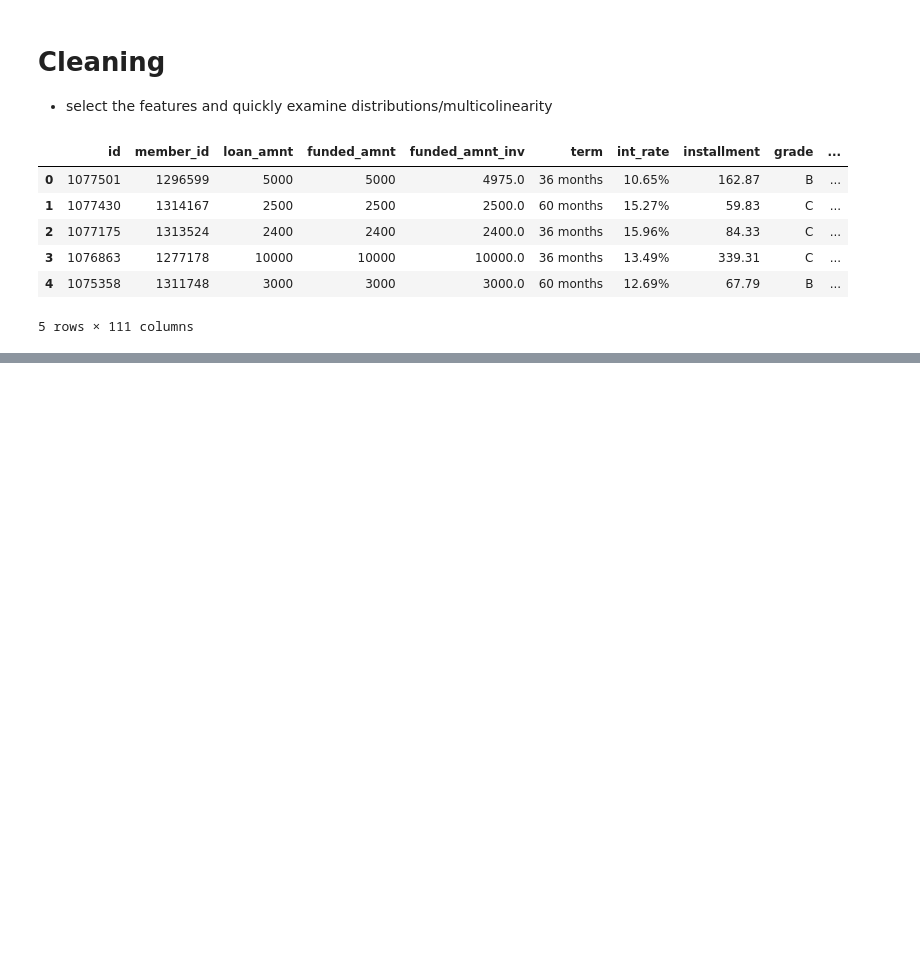
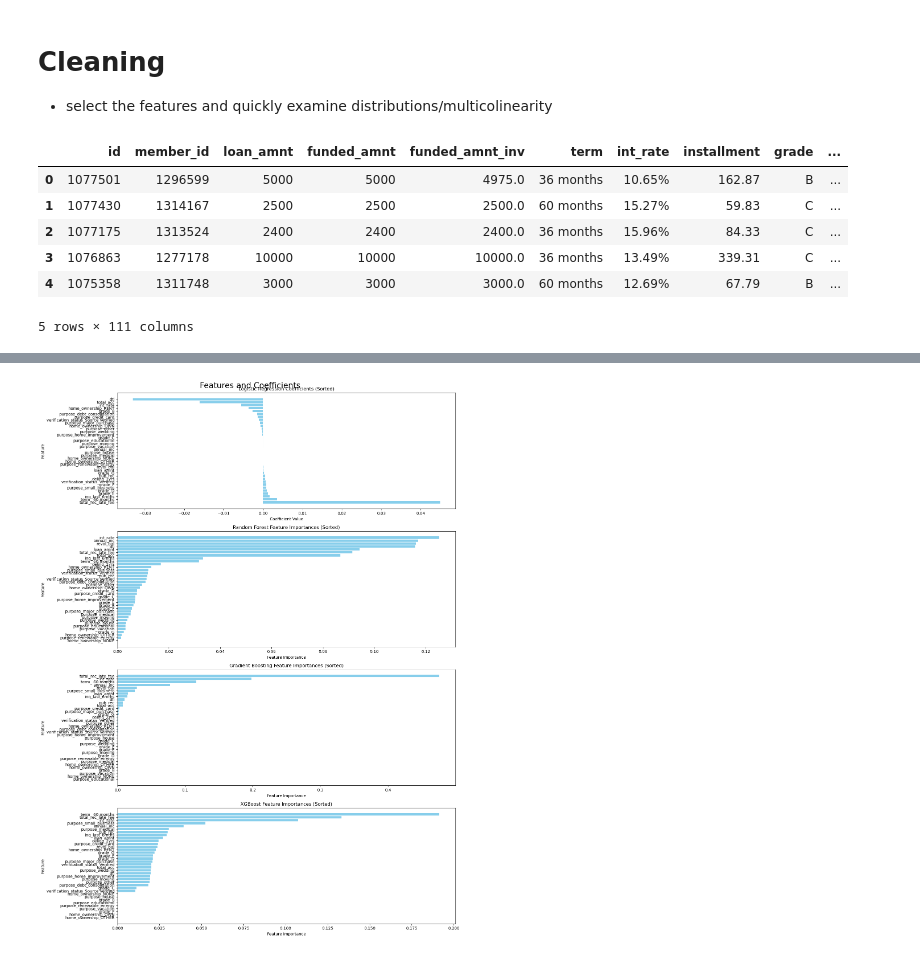
Before and after one commit to ntran119/data_projects, a Jupyter notebook: 2024_Predicting_Loans.ipynb, the cells around one changed output, grey strips where cells are left out. Cells and saved outputs as stored; diff of their text form; code cells hidden in the pictures; blank space fills up the shorter version.

```diff
--- a/2024_Predicting_Loans.ipynb
+++ b/2024_Predicting_Loans.ipynb
@@ -515,4 +335,5 @@ Mean CV Accuracy: 0.96
 # %%
+from sklearn.ensemble import GradientBoostingClassifier
 gb_model = GradientBoostingClassifier(min_samples_split = 10)
 kf = StratifiedKFold(n_splits=5, shuffle=True, random_state=42)
 cv_scores = cross_val_score(gb_model, X_train_val, y_train_val, cv=kf, scoring='accuracy')
@@ -520,5 +341,18 @@ cv_scores = cross_val_score(gb_model, X_train_val, y_train_val, cv=kf, scoring='
 print("Cross-Validation Accuracy Scores:")
 print(cv_scores)
 print(f'Mean CV Accuracy: {cv_scores.mean():.2f}')
+
+# Step 4: Train the final model on the full training set
+gb_model.fit(X_train, y_train)
+
+# Step 5: Evaluate the final model on the test set
+test_predictions = gb_model.predict(X_test)
+test_accuracy = accuracy_score(y_test, test_predictions)
+print(f'Test Accuracy: {test_accuracy:.2f}')
+
+# Print classification report
+class_report = classification_report(y_test, test_predictions)
+print("Classification Report:")
+print(class_report)
 # %% [output]
 Cross-Validation Accuracy Scores:
@@ -552,0 +463,72 @@ model_test = [logreg_model, dt_model, gb_model, knn_model, bayes_model]
+# %%
+# Get the coefficients and feature names
+feature_names = X_train.columns
+
+#make subplots
+plt.subplots(4,1, figsize = (15,20))
+plt.suptitle('Features and Coefficients', size =20)
+
+plt.subplot(4,1,1)
+
+# coefficients of logreg model
+coefficients = logreg_model.coef_[0]
+sorted_indices = np.argsort(coefficients)
+sorted_coefficients = coefficients[sorted_indices]
+sorted_feature_names = feature_names[sorted_indices]
+
+# Plot the coefficients
+plt.barh(sorted_feature_names, sorted_coefficients, color='skyblue')
+plt.xlabel('Coefficient Value')
+plt.ylabel('Feature')
+plt.title('Logistic Regression Coefficients (Sorted)')
+plt.gca().invert_yaxis()  # Invert y-axis to show the most important feature at the top
+
+
+plt.subplot(4,1,2)
+# Sort feature importances and feature names in descending order
+importances = dt_model.feature_importances_
+sorted_indices = np.argsort(importances)[::-1]
+sorted_importances = importances[sorted_indices]
+sorted_feature_names = np.array(feature_names)[sorted_indices]
+
+# Plot feature importances
+plt.barh(sorted_feature_names, sorted_importances, color='skyblue')
+plt.xlabel('Feature Importance')
+plt.ylabel('Feature')
+plt.title('Random Forest Feature Importances (Sorted)')
+plt.gca().invert_yaxis()  # Invert y-axis to show the most important feature at the top
+
+
+plt.subplot(4,1,3)
+# Sort feature importances and feature names in descending order
+feature_importances = gb_model.feature_importances_
+sorted_indices = np.argsort(feature_importances)[::-1]
+sorted_feature_importances = feature_importances[sorted_indices]
+sorted_feature_names = [feature_names[i] for i in sorted_indices]
+
+# Plot feature importances
+plt.barh(sorted_feature_names, sorted_feature_importances, color='skyblue')
+plt.xlabel('Feature Importance')
+plt.ylabel('Feature')
+plt.title('Gradient Boosting Feature Importances (Sorted)')
+plt.gca().invert_yaxis()  # Invert y-axis to show the most important feature at the top
+
+
+plt.subplot(4,1,4)
+# Sort feature importances and feature names in descending order
+feature_importances = xgb_model.feature_importances_
+sorted_indices = feature_importances.argsort()[::-1]
+sorted_feature_importances = feature_importances[sorted_indices]
+sorted_feature_names = [feature_names[i] for i in sorted_indices]
+
+# Plot feature importances
+plt.barh(sorted_feature_names, sorted_feature_importances, color='skyblue')
+plt.xlabel('Feature Importance')
+plt.ylabel('Feature')
+plt.title('XGBoost Feature Importances (Sorted)')
+plt.gca().invert_yaxis()  # Invert y-axis to show the most important feature at the top
+
+
+plt.tight_layout()
+# %% [output]
+[figure, added]
```
Also changed, not shown: parts of 87 cells of this notebook.
